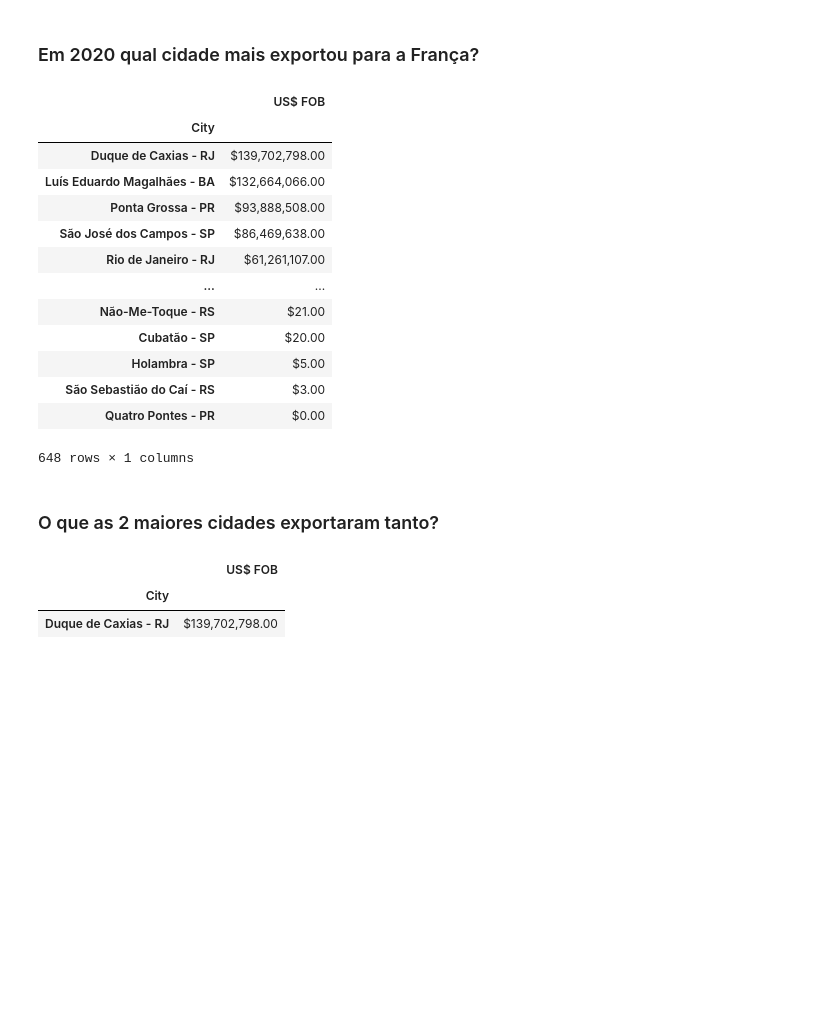
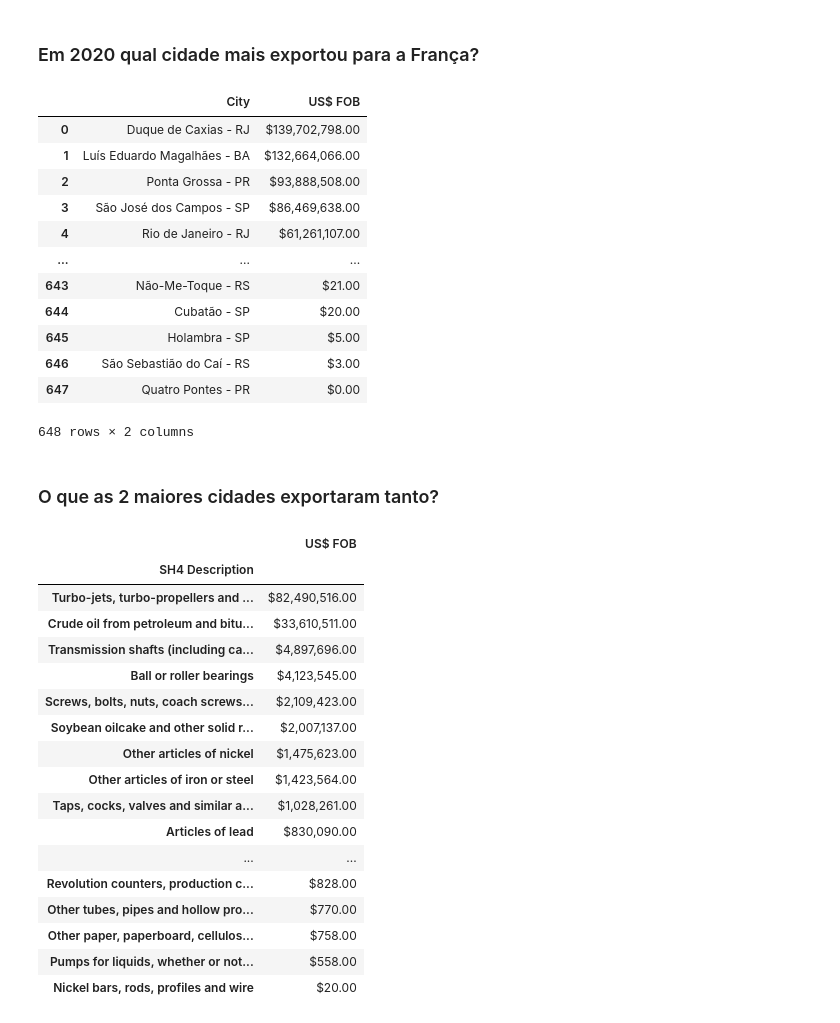
Before and after one commit to MaikRodriguess/python-impressionador, a Jupyter notebook: codigos/Mentoria 3 - Transformar seu código em um sistema + Exercício de Análise de Dados-20230201T191155Z-002/Analise-Inicial.ipynb, the cells around one changed output. Drawn from its saved outputs; the diff is of its cells as text; code cells hidden in the pictures; blank space fills up the shorter version.

```diff
--- a/codigos/Mentoria 3 - Transformar seu código em um sistema + Exercício de Análise de Dados-20230201T191155Z-002/Analise-Inicial.ipynb
+++ b/codigos/Mentoria 3 - Transformar seu código em um sistema + Exercício de Análise de Dados-20230201T191155Z-002/Analise-Inicial.ipynb
@@ -94,29 +94,47 @@ tabela_2020 = tabela.loc[tabela["Year"] == 2020, :]
 tabela_2020 = tabela_2020.groupby("City").sum()
 tabela_2020 = tabela_2020[["US$ FOB"]].sort_values("US$ FOB", ascending=False)
 tabela_2020["US$ FOB"] = tabela_2020["US$ FOB"].map(formatar)
+tabela_2020 = tabela_2020.reset_index()
 display(tabela_2020)
 # %% [output]
-|  | US$ FOB |
-| City |  |
-| Duque de Caxias - RJ | $139,702,798.00 |
-| Luís Eduardo Magalhães - BA | $132,664,066.00 |
-| Ponta Grossa - PR | $93,888,508.00 |
-| São José dos Campos - SP | $86,469,638.00 |
-| Rio de Janeiro - RJ | $61,261,107.00 |
-| ... | ... |
-| Não-Me-Toque - RS | $21.00 |
-| Cubatão - SP | $20.00 |
-| Holambra - SP | $5.00 |
-| São Sebastião do Caí - RS | $3.00 |
-| Quatro Pontes - PR | $0.00 |
+|  | City | US$ FOB |
+| 0 | Duque de Caxias - RJ | $139,702,798.00 |
+| 1 | Luís Eduardo Magalhães - BA | $132,664,066.00 |
+| 2 | Ponta Grossa - PR | $93,888,508.00 |
+| 3 | São José dos Campos - SP | $86,469,638.00 |
+| 4 | Rio de Janeiro - RJ | $61,261,107.00 |
+| ... | ... | ... |
+| 643 | Não-Me-Toque - RS | $21.00 |
+| 644 | Cubatão - SP | $20.00 |
+| 645 | Holambra - SP | $5.00 |
+| 646 | São Sebastião do Caí - RS | $3.00 |
+| 647 | Quatro Pontes - PR | $0.00 |
-648 rows × 1 columns
+648 rows × 2 columns
 # %% [markdown]
 ### O que as 2 maiores cidades exportaram tanto?
 # %%
-
-tabela_cidade = tabela_2020.loc[tabela_2020.index == "Duque de Caxias - RJ", :]
+tabela_cidade = tabela.loc[tabela["Year"] == 2020,:] # Apenas o ano de 2020
+tabela_cidade = tabela_cidade.loc[tabela_cidade["City"] == "Duque de Caxias - RJ" ,:] # Apenas a cidade selecionada
+tabela_cidade = tabela_cidade.groupby("SH4 Description").sum()[["US$ FOB"]] # Agrupamendo por descrição, somatória e filtro por coluna
+tabela_cidade = tabela_cidade.sort_values("US$ FOB", ascending=False)
+tabela_cidade["US$ FOB"] = tabela_cidade["US$ FOB"].map(formatar)# Formatando valores de coluna
 display(tabela_cidade)
 # %% [output]
 |  | US$ FOB |
-| City |  |
-| Duque de Caxias - RJ | $139,702,798.00 |
+| SH4 Description |  |
+| Turbo-jets, turbo-propellers and ... | $82,490,516.00 |
+| Crude oil from petroleum and bitu... | $33,610,511.00 |
+| Transmission shafts (including ca... | $4,897,696.00 |
+| Ball or roller bearings | $4,123,545.00 |
+| Screws, bolts, nuts, coach screws... | $2,109,423.00 |
+| Soybean oilcake and other solid r... | $2,007,137.00 |
+| Other articles of nickel | $1,475,623.00 |
+| Other articles of iron or steel | $1,423,564.00 |
+| Taps, cocks, valves and similar a... | $1,028,261.00 |
+| Articles of lead | $830,090.00 |
+| ... | ... |
+| Revolution counters, production c... | $828.00 |
+| Other tubes, pipes and hollow pro... | $770.00 |
+| Other paper, paperboard, cellulos... | $758.00 |
+| Pumps for liquids, whether or not... | $558.00 |
+| Nickel bars, rods, profiles and wire | $20.00 |
```
